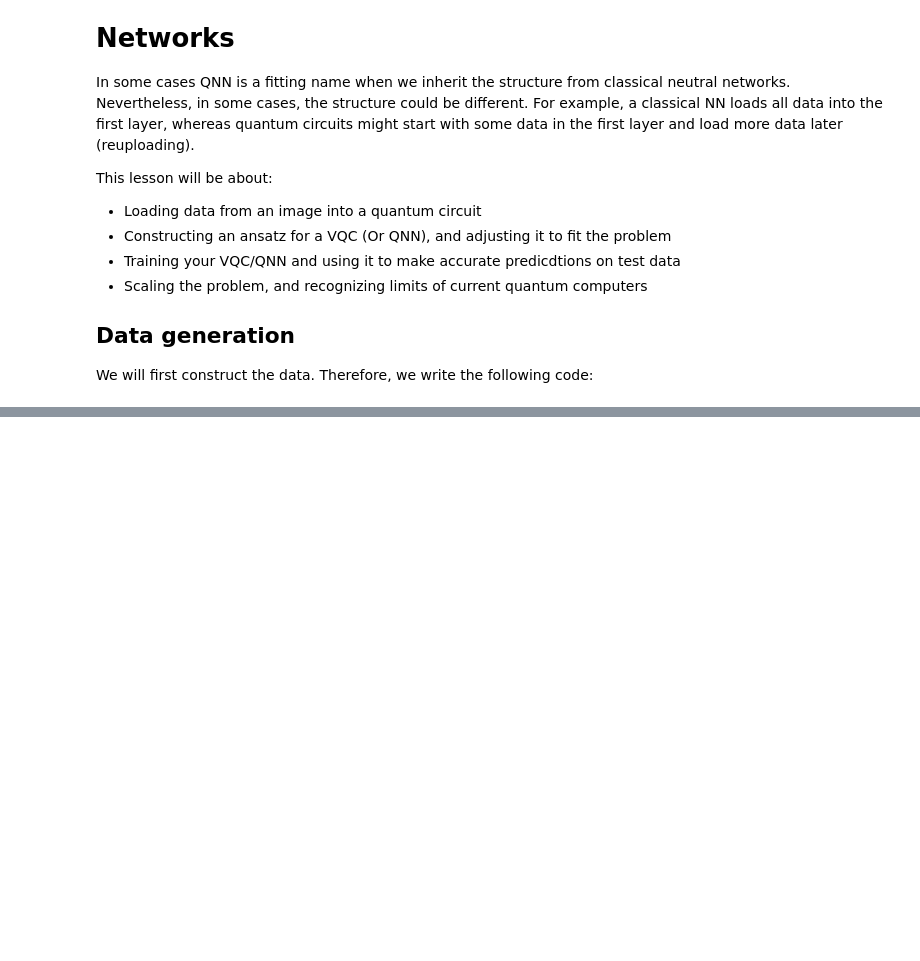
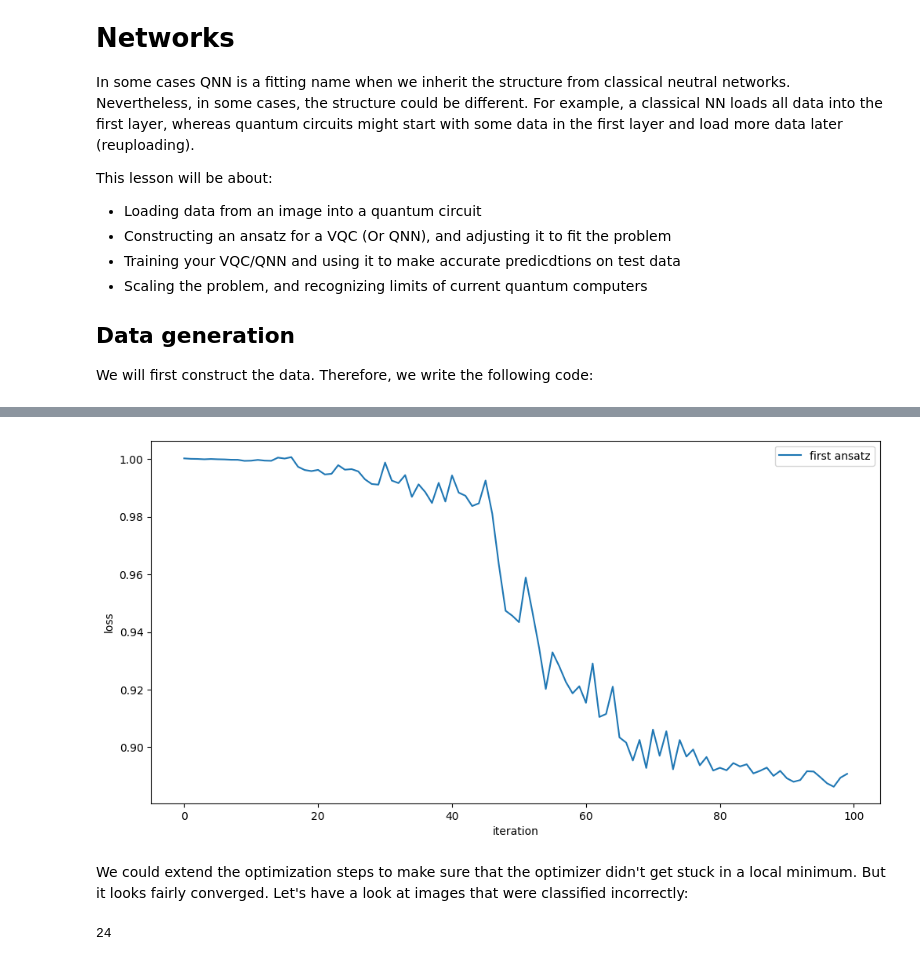
Before and after one commit to preimitz/QuantumComp-QuantumInfo, a Jupyter notebook: quantum-computing-tools/Qiskit/QVCs_and_QNNs.ipynb, the cells around one changed output, grey strips where cells are left out. Drawn from its saved outputs; the diff is of its cells as text; code cells hidden in the pictures; blank space fills up the shorter version.

```diff
--- a/quantum-computing-tools/Qiskit/QVCs_and_QNNs.ipynb
+++ b/quantum-computing-tools/Qiskit/QVCs_and_QNNs.ipynb
@@ -73,0 +352,32 @@ The code defines a data set of images with set pixel dimensions...
+# %%
+from qiskit.primitives import StatevectorEstimator as Estimator
+
+batch_size = 140
+num_epochs = 1
+num_samples = len(train_images)
+
+# Globals
+circuit = full_circuit
+estimator = Estimator()  # simulator for debugging
+observables = observable
+objective_func_vals = []
+iter = 0
+
+# Random initial weights for the ansatz
+np.random.seed(42)
+weight_params = np.random.rand(len(ansatz.parameters)) * 2 * np.pi
+
+for epoch in range(num_epochs):
+    for i in range((num_samples - 1) // batch_size + 1):
+        print(f"Epoch: {epoch}, batch: {i}")
+        start_i = i * batch_size
+        end_i = start_i + batch_size
+        train_images_batch = np.array(train_images[start_i:end_i])
+        train_labels_batch = np.array(train_labels[start_i:end_i])
+        input_params = train_images_batch
+        target = train_labels_batch
+        iter = 0
+        res = minimize(
+            mse_loss_weights, weight_params, method="COBYLA", options={"maxiter": 100}
+        )
+        weight_params = res["x"]
@@ -73,0 +476,22 @@ The code defines a data set of images with set pixel dimensions...
+# %%
+obj_func_vals_first = objective_func_vals
+# import matplotlib.pyplot as plt
+
+plt.figure(figsize=(12, 6))
+plt.plot(obj_func_vals_first, label="first ansatz")
+plt.xlabel("iteration")
+plt.ylabel("loss")
+plt.legend()
+plt.show()
+# %% [output]
+[figure, added]
+# %% [markdown]
+We could extend the optimization steps to make sure that the optimizer didn't get stuck in a local minimum. But it looks fairly converged. Let's have a look at images that were classified incorrectly:
+# %%
+missed = []
+for i in range(len(test_labels)):
+    if pred_test_labels[i] != test_labels[i]:
+        missed.append(test_images[i])
+print(len(missed))
+# %% [output]
+24
```
Also changed, not shown: parts of 72 cells of this notebook.
